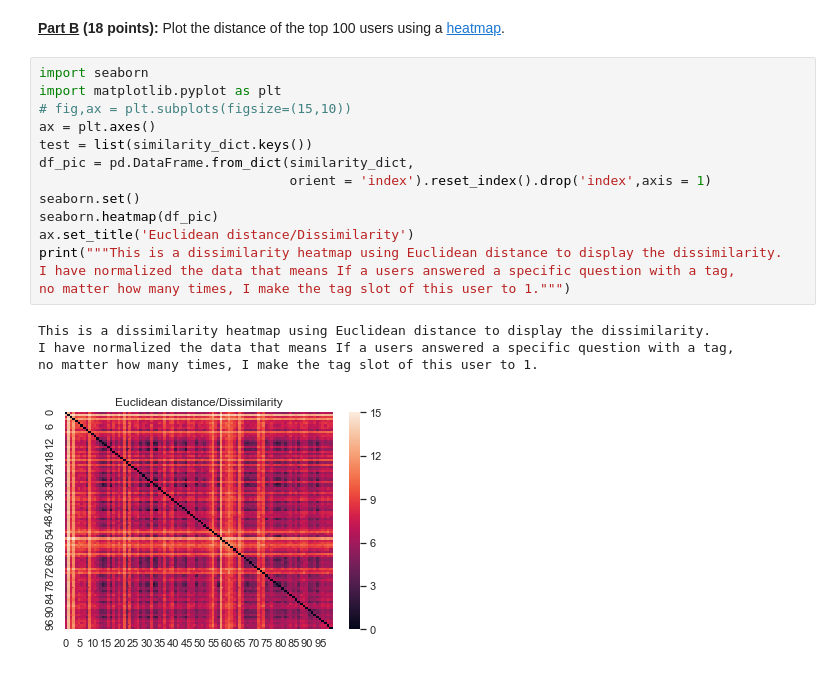
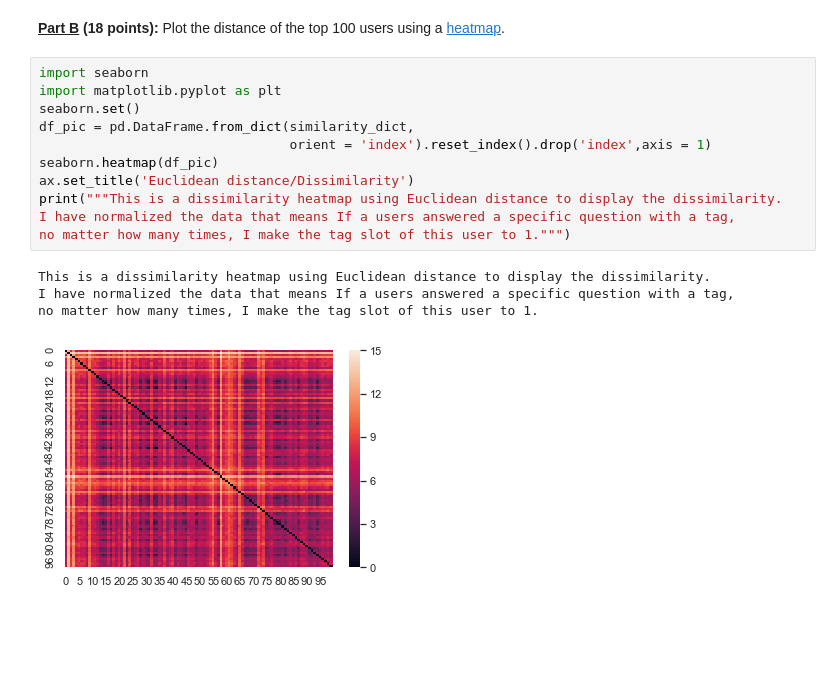
Before and after one commit to cnhexin/Data-Science, a Jupyter notebook: assignment-2018-09-21.ipynb, the cells around one changed output. Drawn from its saved outputs; the diff is of its cells as text; blank space fills up the shorter version.

```diff
--- a/assignment-2018-09-21.ipynb
+++ b/assignment-2018-09-21.ipynb
@@ -257,19 +235,16 @@ print(similarity_dict)
 # %%
 import seaborn
 import matplotlib.pyplot as plt
-# fig,ax = plt.subplots(figsize=(15,10))
-ax = plt.axes()
-test = list(similarity_dict.keys())
+seaborn.set()
 df_pic = pd.DataFrame.from_dict(similarity_dict,
                                 orient = 'index').reset_index().drop('index',axis = 1)
-seaborn.set()
 seaborn.heatmap(df_pic)
 ax.set_title('Euclidean distance/Dissimilarity')
 print("""This is a dissimilarity heatmap using Euclidean distance to display the dissimilarity.
 I have normalized the data that means If a users answered a specific question with a tag,
 no matter how many times, I make the tag slot of this user to 1.""")
 # %% [output]
 This is a dissimilarity heatmap using Euclidean distance to display the dissimilarity.
 I have normalized the data that means If a users answered a specific question with a tag,
 no matter how many times, I make the tag slot of this user to 1.
-[figure, old version]
+[figure, new version]
```
Also changed, not shown: parts of 1 cell of this notebook.
